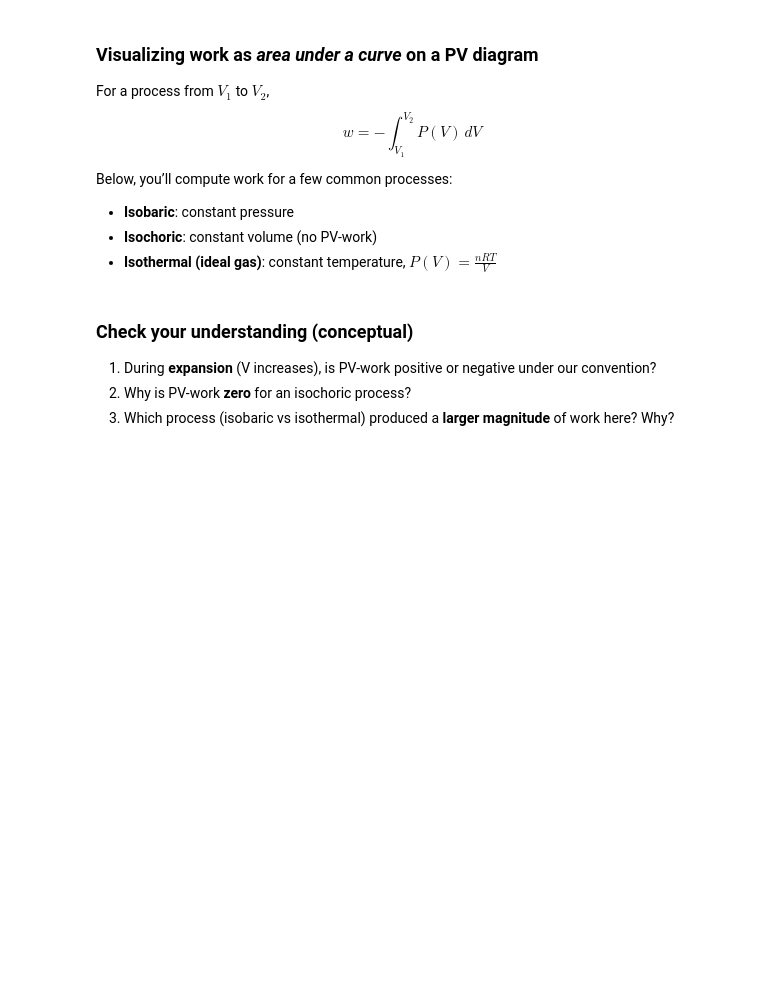
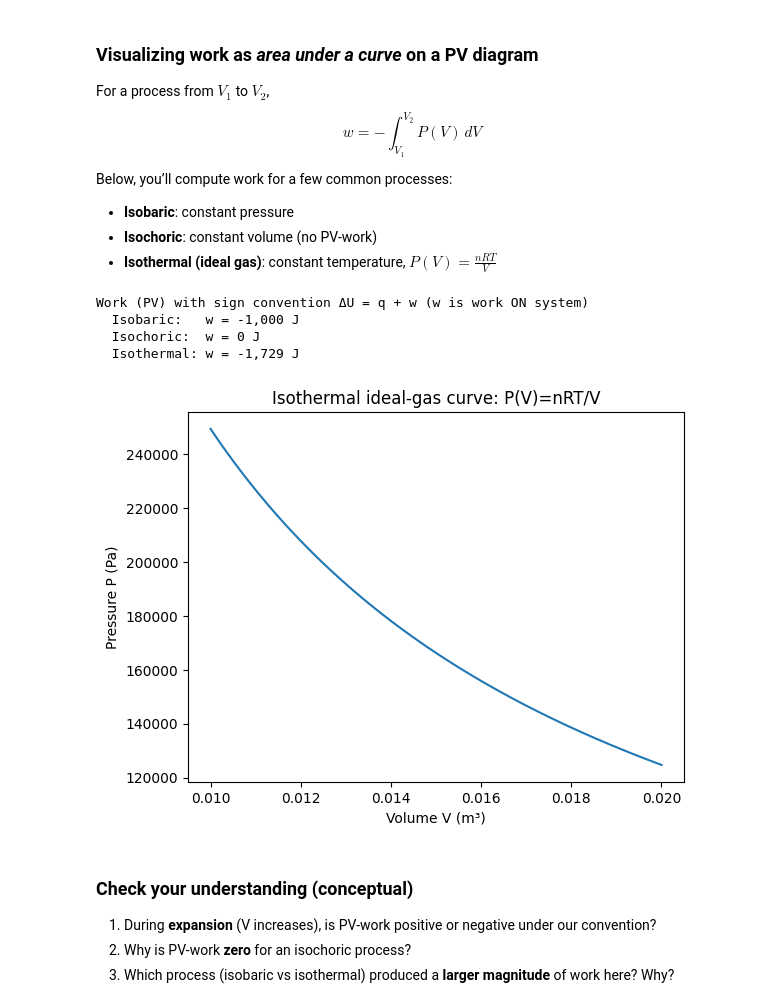
Before and after one commit to ResonanceImagingLab/MedBioPhysics_1stYear, a Jupyter notebook: Ch07_Thermodynamics.ipynb, the cells around one changed output. Drawn from its saved outputs; the diff is of its cells as text; code cells hidden in the pictures; blank space fills up the shorter version.

```diff
--- a/Ch07_Thermodynamics.ipynb
+++ b/Ch07_Thermodynamics.ipynb
@@ -111,34 +115,40 @@ n = 1.0    # mol
 T = 300.0  # K
 
 V1 = 0.010  # m^3
 V2 = 0.020  # m^3
 
 # --- Isobaric process ---
 P_const = 100_000  # Pa (about 1 atm)
 
 w_isobaric = -P_const * (V2 - V1)  # J
 
 # --- Isochoric process ---
 w_isochoric = 0.0
 
 # --- Isothermal (ideal gas): P(V) = nRT/V ---
 V = np.linspace(V1, V2, 400)
 P_isoT = n * R * T / V
 # numerical integral for work
-w_isothermal = -np.trapz(P_isoT, V)
+w_isothermal = -np.trapezoid(P_isoT, V)
 
 print("Work (PV) with sign convention ΔU = q + w (w is work ON system)")
 print(f"  Isobaric:   w = {w_isobaric:,.0f} J")
 print(f"  Isochoric:  w = {w_isochoric:,.0f} J")
 print(f"  Isothermal: w = {w_isothermal:,.0f} J")
 
 # Plot PV curve for the isothermal case
 plt.figure()
 plt.plot(V, P_isoT)
 plt.xlabel("Volume V (m³)")
 plt.ylabel("Pressure P (Pa)")
 plt.title("Isothermal ideal-gas curve: P(V)=nRT/V")
 plt.show()
+# %% [output]
+Work (PV) with sign convention ΔU = q + w (w is work ON system)
+  Isobaric:   w = -1,000 J
+  Isochoric:  w = 0 J
+  Isothermal: w = -1,729 J
+[figure, added]
 # %% [markdown]
 ### Check your understanding (conceptual)
 
```
Also changed, not shown: parts of 16 cells of this notebook, 1 other file.
